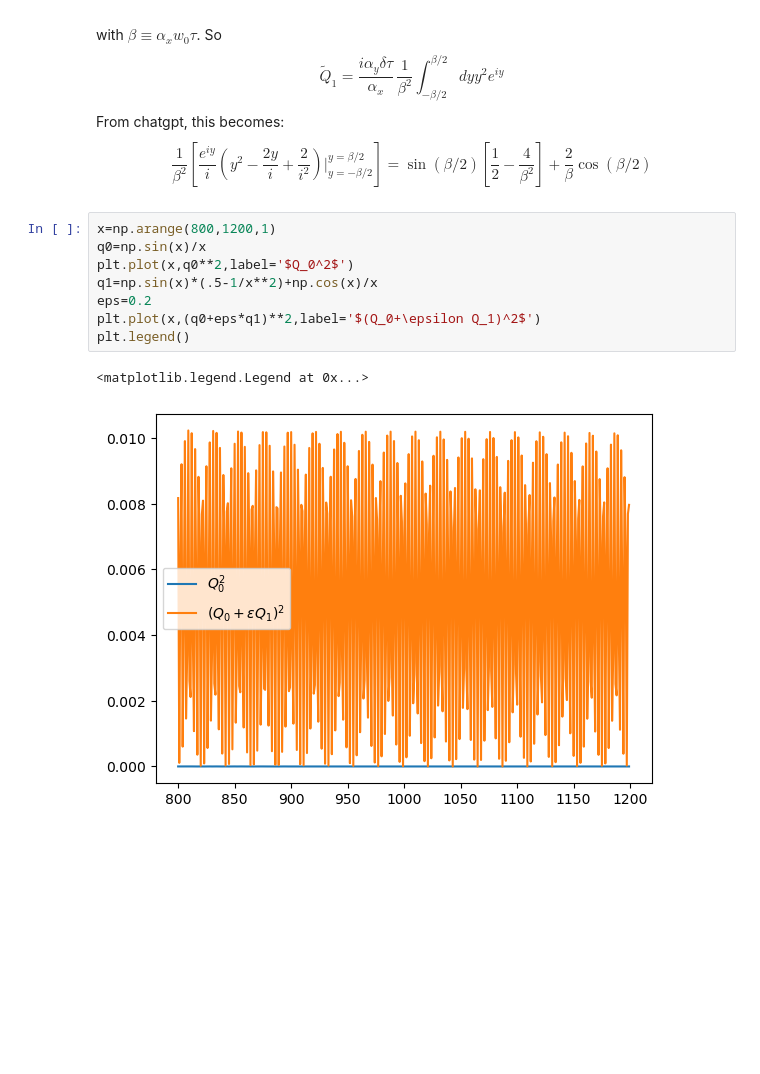
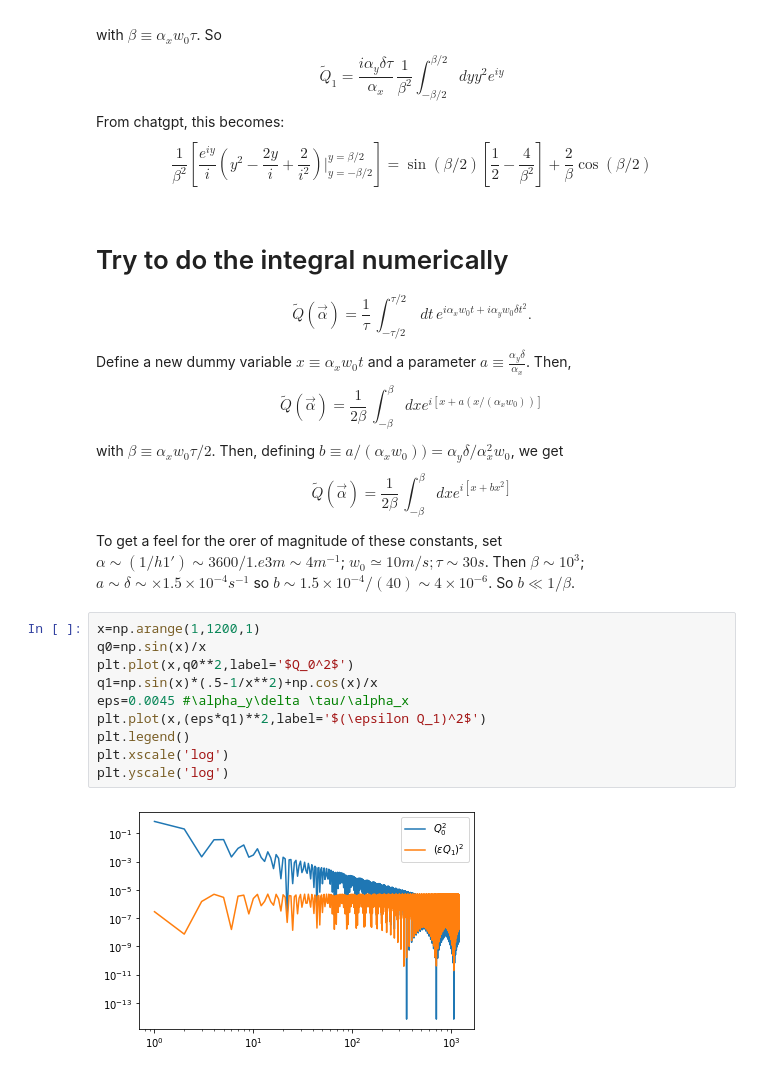
Before and after one commit to dodelson/SPT, a Jupyter notebook: sptc.ipynb, the cells around one changed output. Drawn from its saved outputs; the diff is of its cells as text; blank space fills up the shorter version.

```diff
--- a/sptc.ipynb
+++ b/sptc.ipynb
@@ -121,15 +121,25 @@ $$ \frac{1}{\beta^2} \left[\frac{e^{i y}}{i} \left(y^2 - \frac{2y}{i} + \frac{2}
 \right]
 =
 \sin(\beta/2)\left[\frac12 -\frac4{\beta^2}\right] + \frac2\beta\cos(\beta/2)$$
+# %% [markdown]
+# Try to do the integral numerically
+$$\tilde Q(\vec\alpha) = \frac1\tau\,\int_{-\tau/2}^{\tau/2}\,dt\,e^{i\alpha_xw_0t+i\alpha_y w_0\delta t^2} .$$
+Define a new dummy variable $x\equiv \alpha_xw_0t$ and a parameter $a\equiv \frac{\alpha_y\delta}{\alpha_x}$. Then,
+$$\tilde Q(\vec\alpha) = \frac1{2\beta}\,\int_{-\beta}^\beta dxe^{i[x+a(x/(\alpha_xw_0))]}$$
+with $\beta\equiv \alpha_xw_0\tau/2$. Then, defining $b\equiv a/(\alpha_xw_0)) =\alpha_y\delta/\alpha_x^2w_0$, we get
+$$\tilde Q(\vec\alpha) = \frac1{2\beta}\,\int_{-\beta}^\beta dxe^{i[x+bx^2]}$$
+
+To get a feel for the orer of magnitude of these constants, set $\alpha\sim (1/h1') \sim3600/1.e3m\sim4m^{-1}$; $w_0\simeq 10m/s; \tau\sim 30s$. Then $\beta\sim 10^3$; $a\sim\delta\sim \times1.5\times 10^{-4} s^{-1}$ so $b\sim 1.5\times 10^{-4}/(40)\sim 4\times 10^{-6}$. So $b\ll1/\beta$.
 # %%
-x=np.arange(800,1200,1)
+x=np.arange(1,1200,1)
 q0=np.sin(x)/x
 plt.plot(x,q0**2,label='$Q_0^2$')
 q1=np.sin(x)*(.5-1/x**2)+np.cos(x)/x
-eps=0.2
-plt.plot(x,(q0+eps*q1)**2,label='$(Q_0+\epsilon Q_1)^2$')
+eps=0.0045 #\alpha_y\delta \tau/\alpha_x
+plt.plot(x,(eps*q1)**2,label='$(\epsilon Q_1)^2$')
 plt.legend()
+plt.xscale('log')
+plt.yscale('log')
 # %% [output]
-<matplotlib.legend.Legend at 0x...>
-[figure, old version]
+[figure, new version]
 # %%
```
Also changed, not shown: parts of 3 cells of this notebook.
